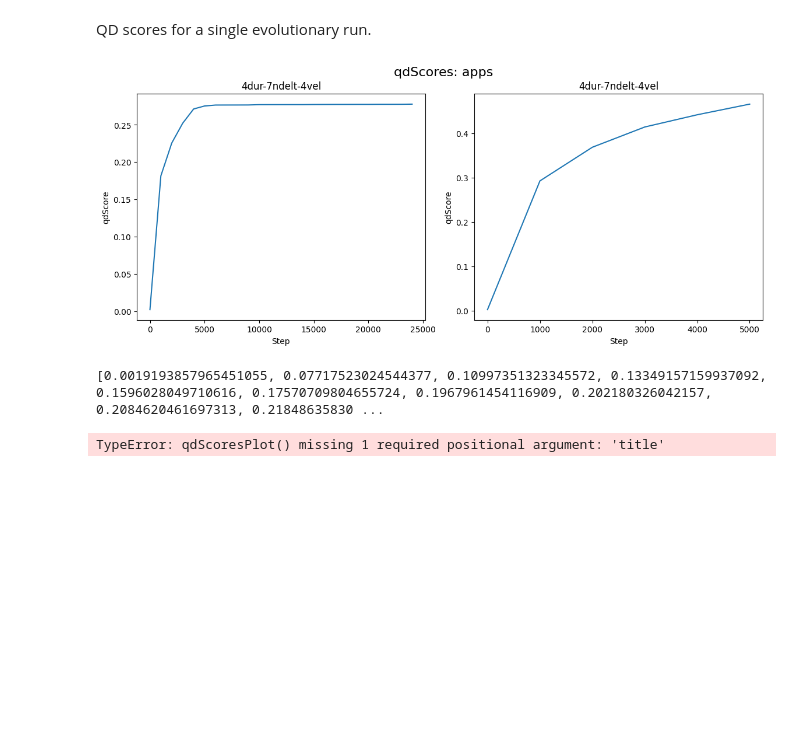
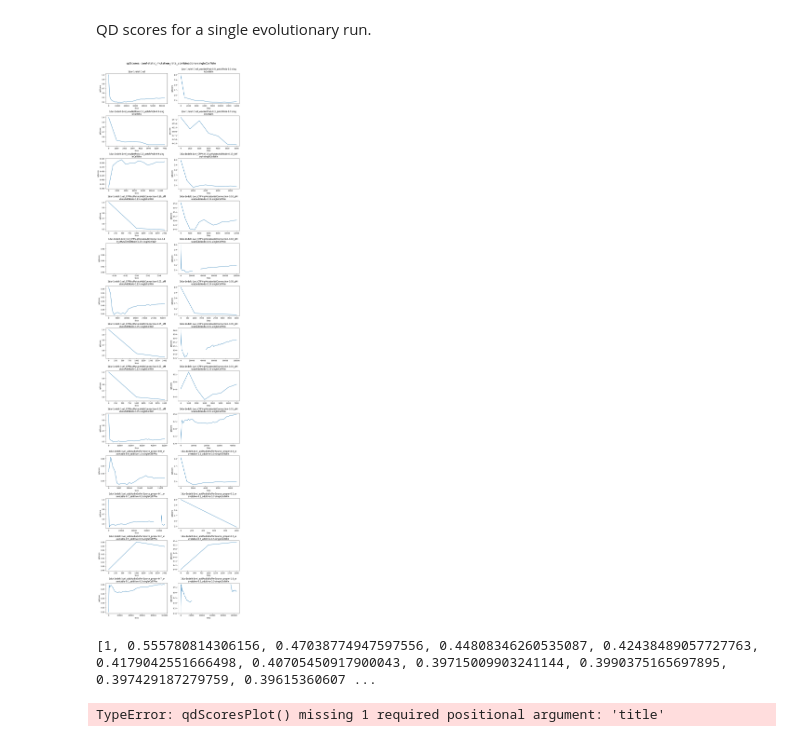
Before and after one commit to synth-is/kromosynth-cli, a Jupyter notebook: analysis/qdScores.ipynb, the cells around one changed output. Drawn from its saved outputs; the diff is of its cells as text; code cells hidden in the pictures; blank space fills up the shorter version.

```diff
--- a/analysis/qdScores.ipynb
+++ b/analysis/qdScores.ipynb
@@ -22,8 +24,12 @@ Requirement already satisfied: six>=1.5 in /Users/bjornpjo/Library/Python/3.10/l
 # %% [markdown]
 QD scores for a single evolutionary run.
 # %%
+import numpy as np
+
 #json_file_path = '/Users/bthj/QD/conf-duration_delta_pitch_combinations/evolution-run-analysis_qd-scores,cell-scores,coverage,elite-generations,genome-statistics,genome-sets,variance,elites-energy,goal-switches,lineage,duration-pitch-delta-velocity-combinations_step-1000_thrshld_0.5_1685802618657.json'
-json_file_path = '/Users/bjornpjo/Developer/apps/kromosynth-cli/cli-app/conf/evolution-run-analysis_qd-scores,cell-scores,coverage,elite-generations,genome-statistics,genome-sets,variance,elites-energy,goal-switches,lineage,duration-pitch-delta-velocity-combinations_step-1000_1693487991208.json'
+# json_file_path = '/Users/bjornpjo/QD-Fox/conf-static_mutation_rate_combinations-singleCellWin/evolution-run-analysis_qd-scores_step-1000_1693594479400.json'
+# json_file_path = '/Users/bjornpjo/QD-ROBIN/conf-static_mutation_rate_combinations/evolution-run-analysis_qd-scores,cell-scores_step-1000_1695837415460.json'
+json_file_path = '/Users/bjornpjo/QD-ROBIN/conf-static_mutation_rate_combinations/evolution-run-analysis_qd-scores,cell-scores_step-1000_1696000553178.json'
 x_multiplier = 1000  # Set this value as the step size in the JSON file name
 title = "qdScores: " + json_file_path.split('/')[4]
 
@@ -32,24 +38,23 @@ data = plotUtil.read_data_from_json(json_file_path)
 
 qd_score_arrays = plotUtil.extract_data_arrays(data, 'qdScores')
 # %%
-import numpy as np
 
 def qdScoresPlot(plotter, axesSubplot, x_values, qdScores, title):
 
     if len(title) > 50:
         title = title[:50] + '\n' + title[50:]
-        plt.subplots_adjust(hspace=0.4)
+        plotter.subplots_adjust(hspace=0.4)
         # add space for the second line of the title
-        plt.subplots_adjust(top=0.96)
+        plotter.subplots_adjust(top=0.98)
 
     axesSubplot.plot(x_values, qdScores)
     axesSubplot.set_title(title)
     axesSubplot.set_xlabel('Step')
     axesSubplot.set_ylabel('qdScore')
 
-plotUtil.render_graphs(qd_score_arrays, x_multiplier, qdScoresPlot, 12, 5, title)
+plotUtil.render_graphs(qd_score_arrays, x_multiplier, qdScoresPlot, 12, 45, title)
 # %% [output]
-[figure, old version]
+[figure, new version]
 # %%
 # Get the qdScores array from the JSON data at evoRuns[0].iterations[0].qdScores
 qdScores = data['evoRuns'][0]['iterations'][0]['qdScores']
@@ -64,5 +69,5 @@ x_values = np.arange(len(qdScores)) * x_multiplier
 title = 'QD score'
 qdScoresPlot(plt, x_values, qdScores, title)
 # %% [output]
-[0.0019193857965451055, 0.07717523024544377, 0.10997351323345572, 0.13349157159937092, 0.1596028049710616, 0.17570709804655724, 0.1967961454116909, 0.202180326042157, 0.2084620461697313, 0.21848635830 ...
+[1, 0.555780814306156, 0.47038774947597556, 0.44808346260535087, 0.42438489057727763, 0.4179042551666498, 0.40705450917900043, 0.39715009903241144, 0.3990375165697895, 0.397429187279759, 0.39615360607 ...
 TypeError: qdScoresPlot() missing 1 required positional argument: 'title'
```
Also changed, not shown: parts of 3 cells of this notebook, 11 other files.
